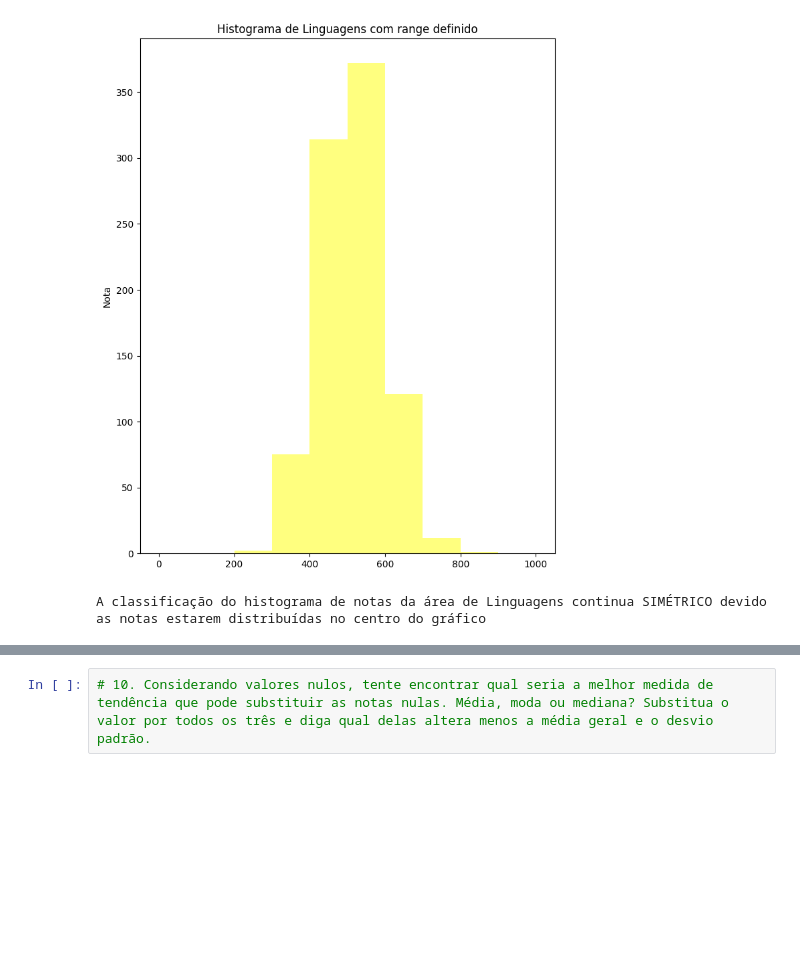
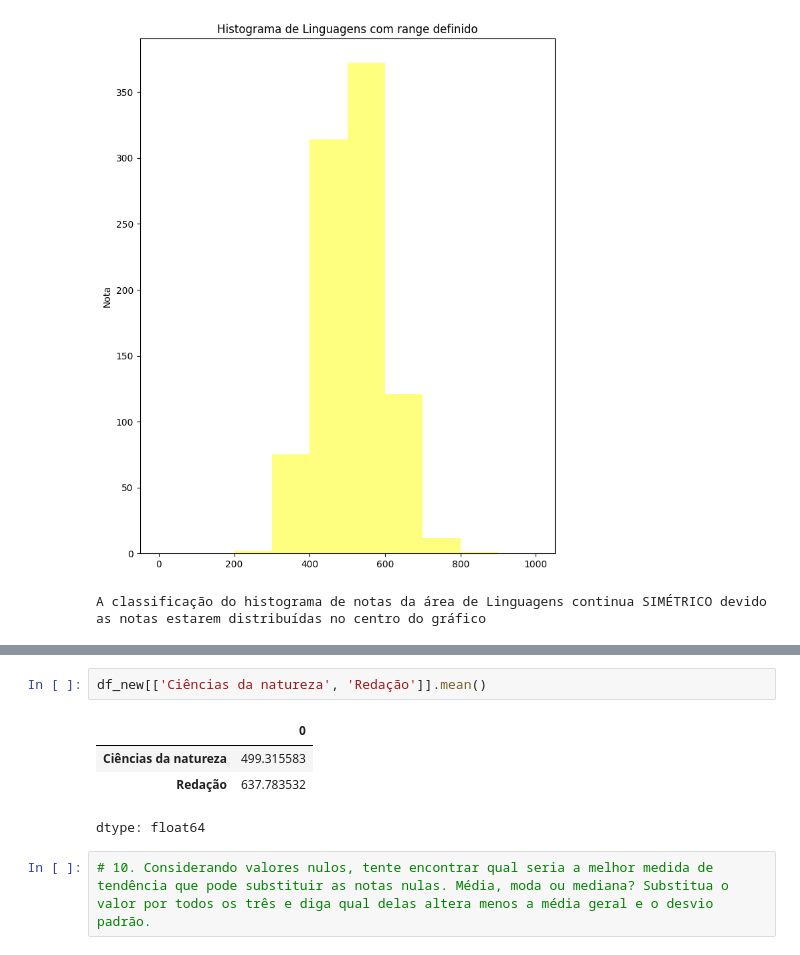
Before and after one commit to dsreliete/Womakerscode_DA_desafio_individual, a Jupyter notebook: Desafio3ElietedaSilva_Rodrigues.ipynb, the cells around one changed output, grey strips where cells are left out. Cells and saved outputs as stored; diff of their text form; blank space fills up the shorter version.

```diff
--- a/Desafio3ElietedaSilva_Rodrigues.ipynb
+++ b/Desafio3ElietedaSilva_Rodrigues.ipynb
@@ -241,2 +243,9 @@ df_no_outliers_cina.describe().loc[['mean', 'std']]
+# %%
+df_new[['Ciências da natureza', 'Redação']].mean()
+# %% [output]
+|  | 0 |
+| Ciências da natureza | 499.315583 |
+| Redação | 637.783532 |
+dtype: float64
 # %%
 # 10. Considerando valores nulos, tente encontrar qual seria a melhor medida de tendência que pode substituir as notas nulas. Média, moda ou mediana? Substitua o valor por todos os três e diga qual delas altera menos a média geral e o desvio padrão.
```
Also changed, not shown: parts of 3 cells of this notebook.
